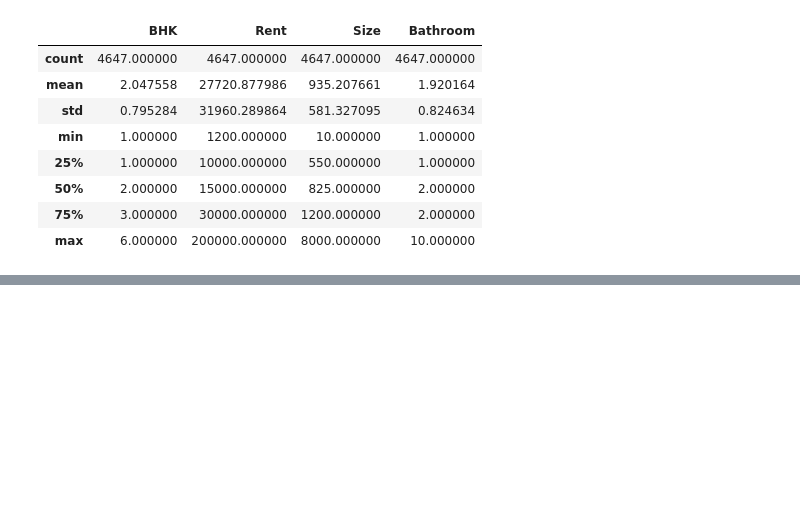
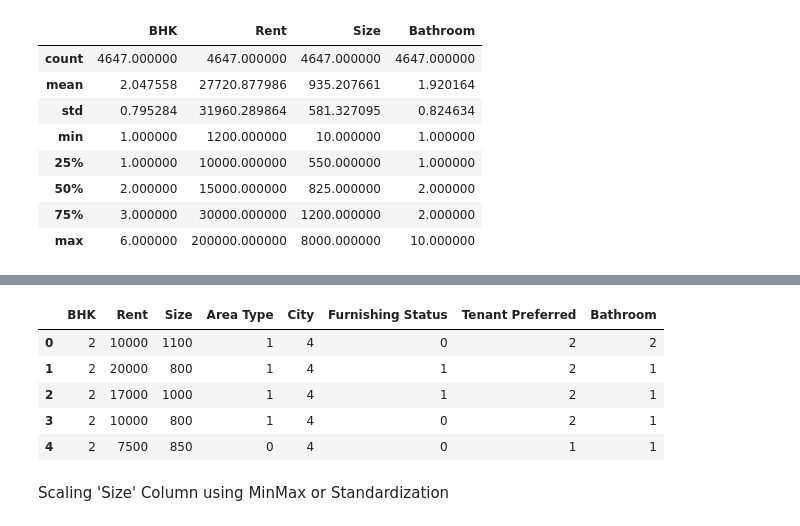
Before and after one commit to fudge-fantastic/Machine-Learning, a Jupyter notebook: House_Rent_Prediction/House-Rent-Prediction.ipynb, the cells around one changed output, grey strips where cells are left out. Saved outputs shown, nothing was run; the diff lists cells and outputs as text; code cells hidden in the pictures; blank space fills up the shorter version.

```diff
--- a/House_Rent_Prediction/House-Rent-Prediction.ipynb
+++ b/House_Rent_Prediction/House-Rent-Prediction.ipynb
@@ -278,0 +285,6 @@ Name: count, dtype: int64
+# %%
+hd1['City'] = hd1['City'].astype('category')
+all_cat = hd1['City'].unique()
+encoder = LabelEncoder()
+encoder.fit(all_cat)
+hd1['City'] = encoder.transform(hd1['City'])
@@ -278,0 +295,11 @@ Name: count, dtype: int64
+# %%
+hd1.head()
+# %% [output]
+|  | BHK | Rent | Size | Area Type | City | Furnishing Status | Tenant Preferred | Bathroom |
+| 0 | 2 | 10000 | 1100 | 1 | 4 | 0 | 2 | 2 |
+| 1 | 2 | 20000 | 800 | 1 | 4 | 1 | 2 | 1 |
+| 2 | 2 | 17000 | 1000 | 1 | 4 | 1 | 2 | 1 |
+| 3 | 2 | 10000 | 800 | 1 | 4 | 0 | 2 | 1 |
+| 4 | 2 | 7500 | 850 | 0 | 4 | 0 | 1 | 1 |
+# %% [markdown]
+Scaling 'Size' Column using MinMax or Standardization
```
Also changed, not shown: parts of 32 cells of this notebook.
